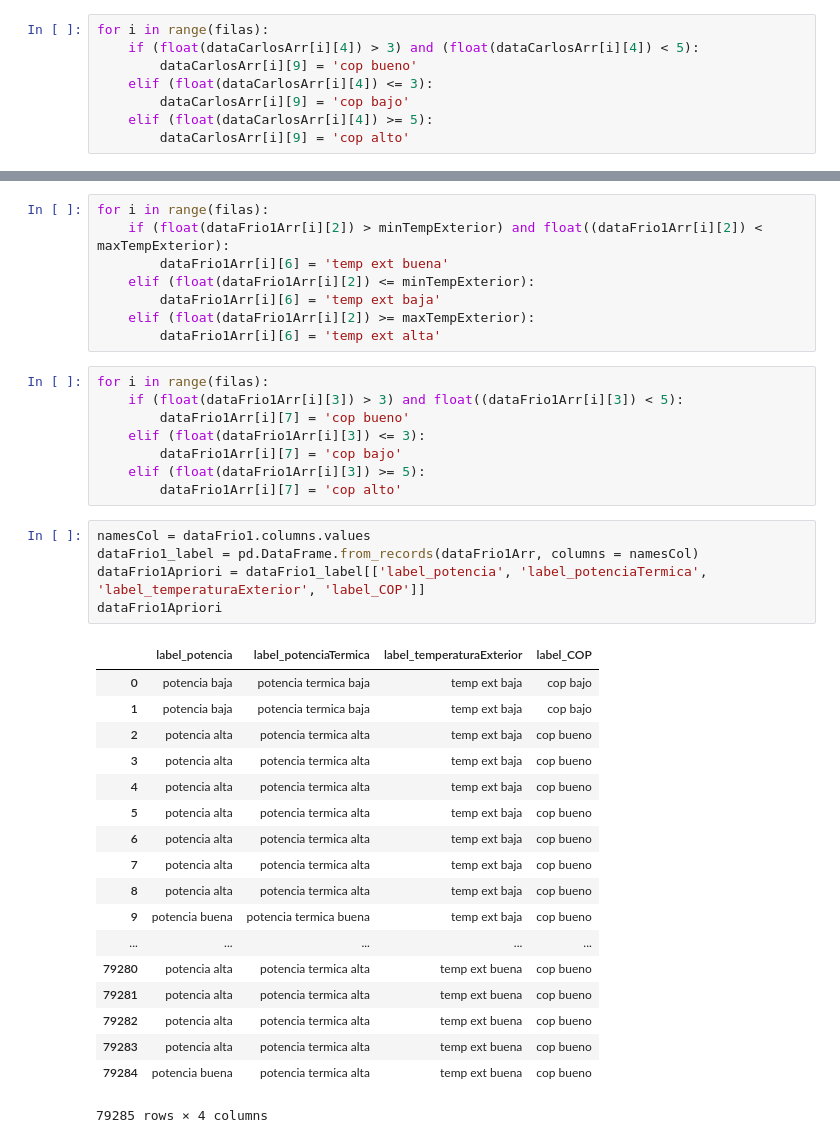
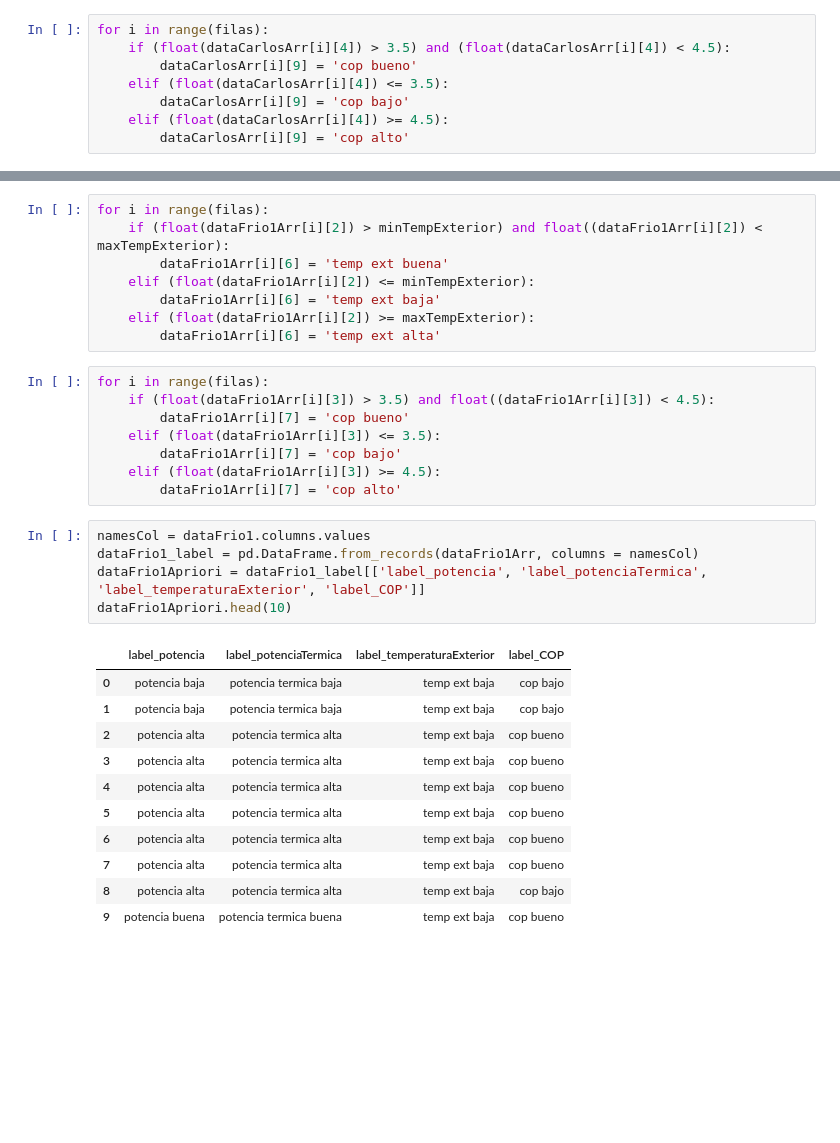
Before and after one commit to douglasag17/ML-SmartBuildings, a Jupyter notebook: AprendizajeConReglasDeAsociacion/apriori.ipynb, the cells around one changed output, grey strips where cells are left out. Cells and saved outputs as stored; diff of their text form; blank space fills up the shorter version.

```diff
--- a/AprendizajeConReglasDeAsociacion/apriori.ipynb
+++ b/AprendizajeConReglasDeAsociacion/apriori.ipynb
@@ -122,11 +122,11 @@ for i in range(filas):
         dataCarlosArr[i][8] = 'temp sal alta'
 # %%
 for i in range(filas):
-    if (float(dataCarlosArr[i][4]) > 3) and (float(dataCarlosArr[i][4]) < 5):
+    if (float(dataCarlosArr[i][4]) > 3.5) and (float(dataCarlosArr[i][4]) < 4.5):
         dataCarlosArr[i][9] = 'cop bueno'
-    elif (float(dataCarlosArr[i][4]) <= 3):
+    elif (float(dataCarlosArr[i][4]) <= 3.5):
         dataCarlosArr[i][9] = 'cop bajo'
-    elif (float(dataCarlosArr[i][4]) >= 5):
+    elif (float(dataCarlosArr[i][4]) >= 4.5):
         dataCarlosArr[i][9] = 'cop alto'
 # %%
 namesCol = dataCarlos.columns.values
@@ -264,36 +257,29 @@ for i in range(filas):
         dataFrio1Arr[i][6] = 'temp ext alta'
 # %%
 for i in range(filas):
-    if (float(dataFrio1Arr[i][3]) > 3) and float((dataFrio1Arr[i][3]) < 5):
+    if (float(dataFrio1Arr[i][3]) > 3.5) and float((dataFrio1Arr[i][3]) < 4.5):
         dataFrio1Arr[i][7] = 'cop bueno'
-    elif (float(dataFrio1Arr[i][3]) <= 3):
+    elif (float(dataFrio1Arr[i][3]) <= 3.5):
         dataFrio1Arr[i][7] = 'cop bajo'
-    elif (float(dataFrio1Arr[i][3]) >= 5):
+    elif (float(dataFrio1Arr[i][3]) >= 4.5):
         dataFrio1Arr[i][7] = 'cop alto'
 # %%
 namesCol = dataFrio1.columns.values
 dataFrio1_label = pd.DataFrame.from_records(dataFrio1Arr, columns = namesCol)
 dataFrio1Apriori = dataFrio1_label[['label_potencia', 'label_potenciaTermica', 'label_temperaturaExterior', 'label_COP']]
-dataFrio1Apriori
+dataFrio1Apriori.head(10)
 # %% [output]
 |  | label_potencia | label_potenciaTermica | label_temperaturaExterior | label_COP |
 | 0 | potencia baja | potencia termica baja | temp ext baja | cop bajo |
 | 1 | potencia baja | potencia termica baja | temp ext baja | cop bajo |
 | 2 | potencia alta | potencia termica alta | temp ext baja | cop bueno |
 | 3 | potencia alta | potencia termica alta | temp ext baja | cop bueno |
 | 4 | potencia alta | potencia termica alta | temp ext baja | cop bueno |
 | 5 | potencia alta | potencia termica alta | temp ext baja | cop bueno |
 | 6 | potencia alta | potencia termica alta | temp ext baja | cop bueno |
 | 7 | potencia alta | potencia termica alta | temp ext baja | cop bueno |
-| 8 | potencia alta | potencia termica alta | temp ext baja | cop bueno |
+| 8 | potencia alta | potencia termica alta | temp ext baja | cop bajo |
 | 9 | potencia buena | potencia termica buena | temp ext baja | cop bueno |
-| ... | ... | ... | ... | ... |
-| 79280 | potencia alta | potencia termica alta | temp ext buena | cop bueno |
-| 79281 | potencia alta | potencia termica alta | temp ext buena | cop bueno |
-| 79282 | potencia alta | potencia termica alta | temp ext buena | cop bueno |
-| 79283 | potencia alta | potencia termica alta | temp ext buena | cop bueno |
-| 79284 | potencia buena | potencia termica alta | temp ext buena | cop bueno |
-79285 rows × 4 columns
 # %%
 dataFrio1NP = dataFrio1Apriori.to_numpy()
 transactionsdataFrio1 = list(map(tuple, dataFrio1NP))
```
Also changed, not shown: parts of 3 cells of this notebook.
